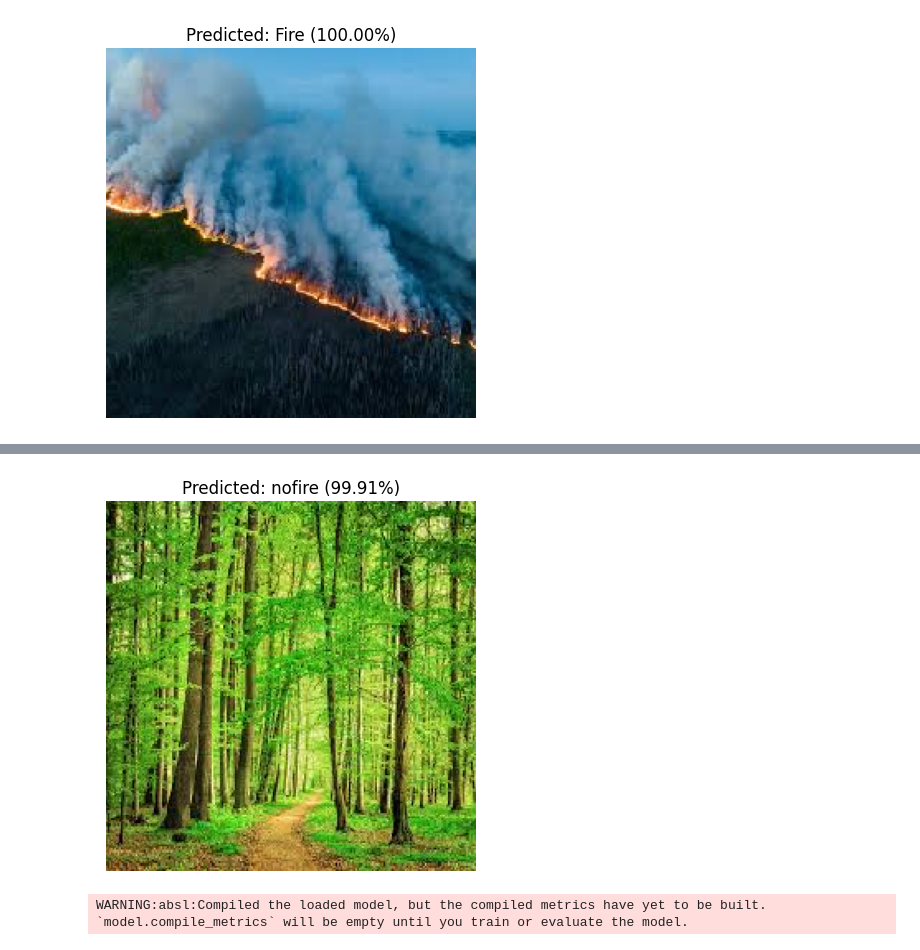
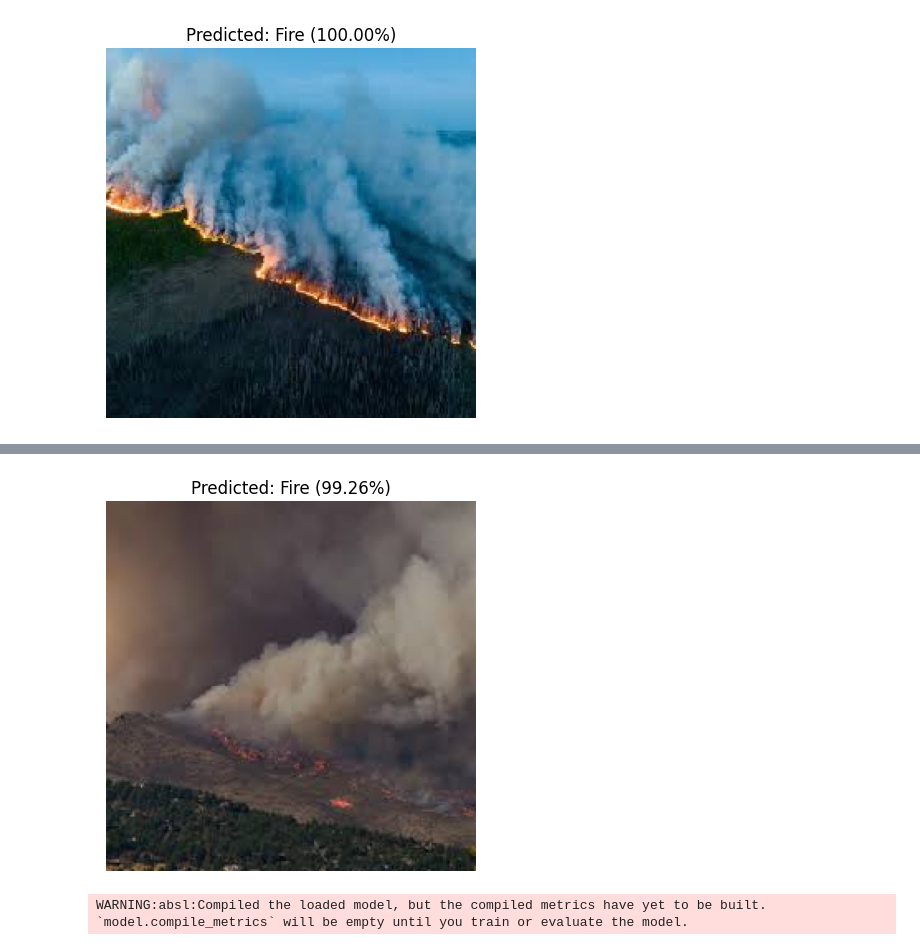
Before and after one commit to Keerthana-ak-commits/Forest-fire-detection-using-deep-learning, a Jupyter notebook: Wildfire_prediction_model_Deployment.ipynb, the cells around one changed output, grey strips where cells are left out. Drawn from its saved outputs; the diff is of its cells as text; code cells hidden in the pictures.

```diff
--- a/Wildfire_prediction_model_Deployment.ipynb
+++ b/Wildfire_prediction_model_Deployment.ipynb
@@ -151,5 +87,5 @@ predict_fire('/content/images (1).jpeg')
 1/1 ━━━━━━━━━━━━━━━━━━━━ 0s 206ms/step
 [figure]
 # %%
-predict_fire('/content/download (1).jpeg')
+predict_fire('/content/images (3).jpeg')
 # %% [output]
@@ -157,4 +93,4 @@ predict_fire('/content/download (1).jpeg')
-[figure, old version]
+[figure, new version]
 # %%
 import numpy as np
 import tensorflow as tf
```
Also changed, not shown: parts of 5 cells of this notebook.
